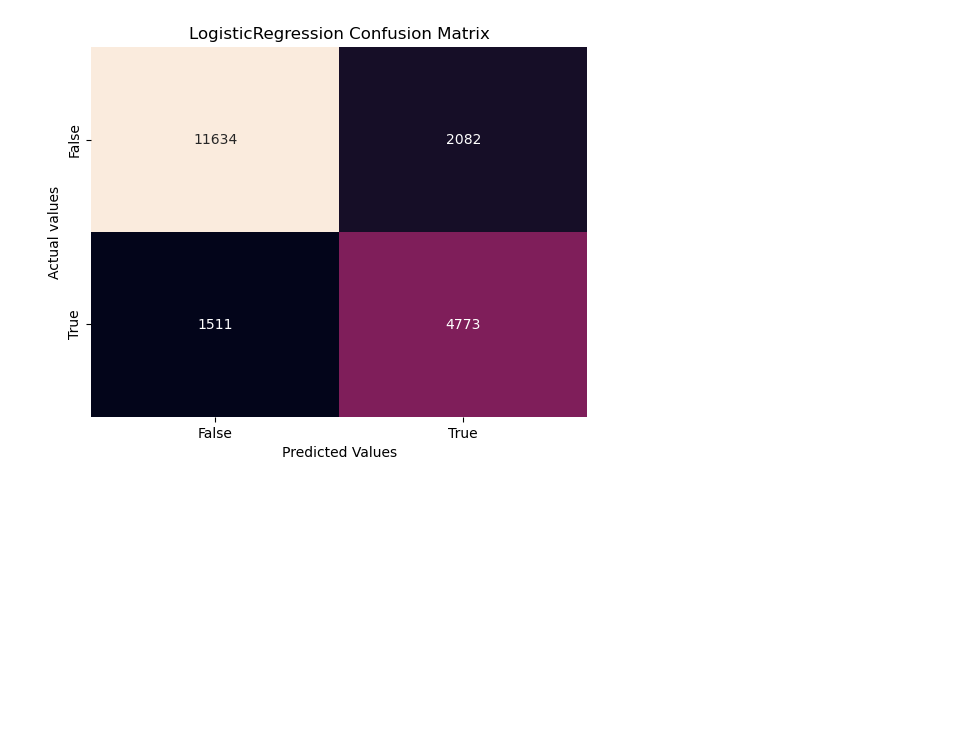
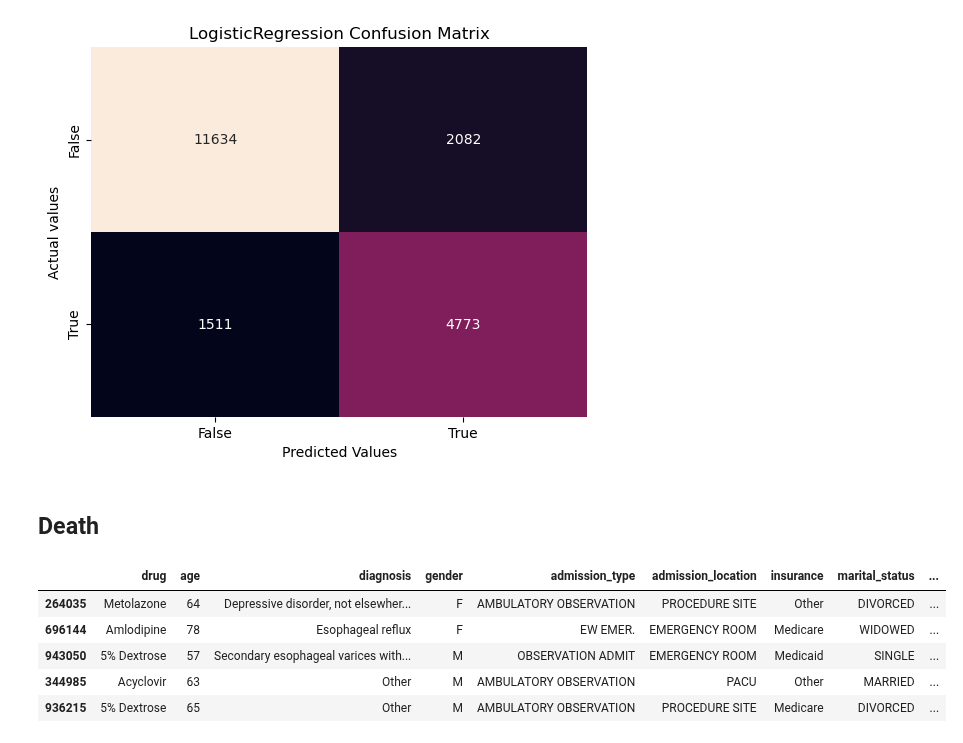
Before and after one commit to bizzfuzz/CHOP-comprehensive-hospital-outcome-prediction-system, a Jupyter notebook: models.ipynb, the cells around one changed output. Cells and saved outputs as stored; diff of their text form; code cells hidden in the pictures; blank space fills up the shorter version.

```diff
--- a/models.ipynb
+++ b/models.ipynb
@@ -405,3 +398,17 @@ plt.title("LogisticRegression Confusion Matrix")
 plt.show()
 # %% [output]
 [figure]
+# %% [markdown]
+## Death
+# %%
+death_model_df = model_df.sample(100000, random_state=42)
+with open('data/death_preprocessor.pkl', 'rb') as f:
+    death_preprocessor = pickle.load(f)
+death_model_df.head()
+# %% [output]
+|  | drug | age | diagnosis | gender | admission_type | admission_location | insurance | marital_status | ... |
+| 264035 | Metolazone | 64 | Depressive disorder, not elsewher... | F | AMBULATORY OBSERVATION | PROCEDURE SITE | Other | DIVORCED | ... |
+| 696144 | Amlodipine | 78 | Esophageal reflux | F | EW EMER. | EMERGENCY ROOM | Medicare | WIDOWED | ... |
+| 943050 | 5% Dextrose | 57 | Secondary esophageal varices with... | M | OBSERVATION ADMIT | EMERGENCY ROOM | Medicaid | SINGLE | ... |
+| 344985 | Acyclovir | 63 | Other | M | AMBULATORY OBSERVATION | PACU | Other | MARRIED | ... |
+| 936215 | 5% Dextrose | 65 | Other | M | AMBULATORY OBSERVATION | PROCEDURE SITE | Medicare | DIVORCED | ... |
```
Also changed, not shown: parts of 6 cells of this notebook, 2 other files.
